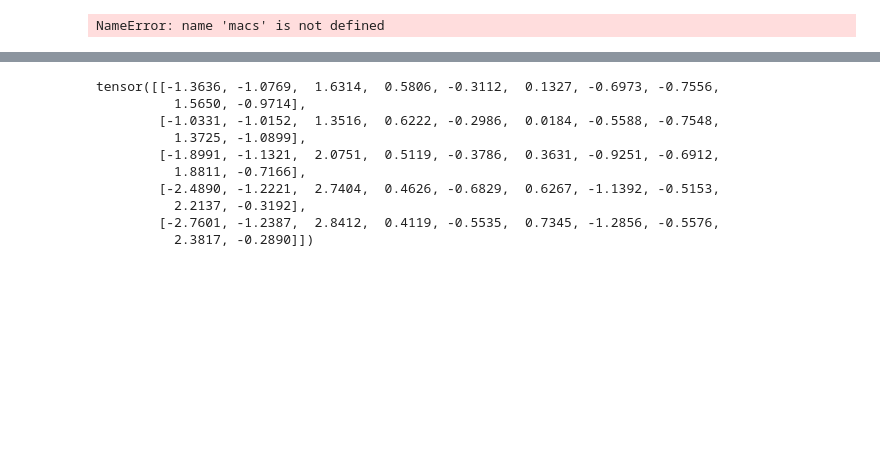
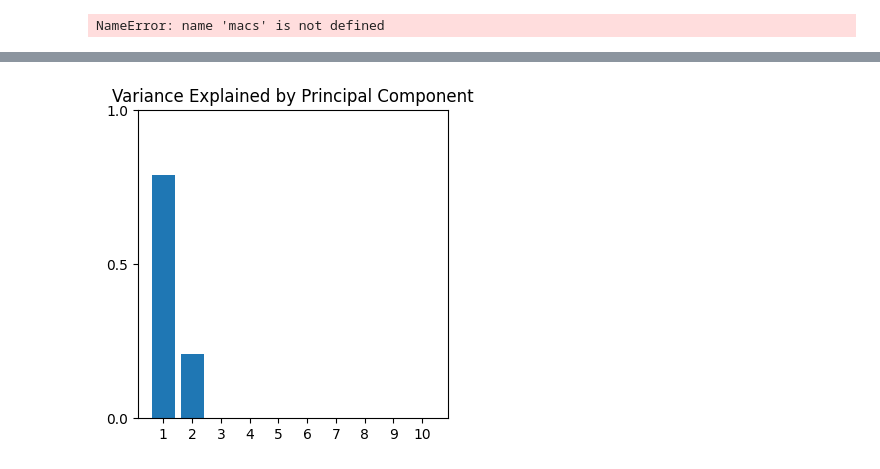
Before and after one commit to CarlosMari/TimeSeries, a Jupyter notebook: train.ipynb, the cells around one changed output, grey strips where cells are left out. Saved outputs shown, nothing was run; the diff lists cells and outputs as text; code cells hidden in the pictures; blank space fills up the shorter version.

```diff
--- a/train.ipynb
+++ b/train.ipynb
@@ -262,13 +227,20 @@ plt.show()
-# %%
-embeddings
-# %% [output]
-tensor([[-1.3636, -1.0769,  1.6314,  0.5806, -0.3112,  0.1327, -0.6973, -0.7556,
-          1.5650, -0.9714],
-        [-1.0331, -1.0152,  1.3516,  0.6222, -0.2986,  0.0184, -0.5588, -0.7548,
-          1.3725, -1.0899],
-        [-1.8991, -1.1321,  2.0751,  0.5119, -0.3786,  0.3631, -0.9251, -0.6912,
-          1.8811, -0.7166],
-        [-2.4890, -1.2221,  2.7404,  0.4626, -0.6829,  0.6267, -1.1392, -0.5153,
-          2.2137, -0.3192],
-        [-2.7601, -1.2387,  2.8412,  0.4119, -0.5535,  0.7345, -1.2856, -0.5576,
-          2.3817, -0.2890]])
+# %%
+embeddings = encoder(X.to(device)).cpu()
+# %%
+from sklearn.decomposition import PCA
+
+# Compute a PCA decomposition of the dataset
+pca = PCA()
+X_pca = pca.fit_transform(embeddings.detach().numpy())
+# %%
+variances = pca.explained_variance_ratio_
+
+# Plot formatting
+plt.figure(figsize = (4,4))
+plt.bar([f"{x+1}" for x in range(variances.shape[0])],height = variances)
+plt.ylim(0,1.0)
+plt.locator_params(axis='y', nbins=3)
+plt.title("Variance Explained by Principal Component")
+plt.show()
+# %% [output]
+[figure, added]
```
Also changed, not shown: parts of 11 cells of this notebook, 1 other file.
